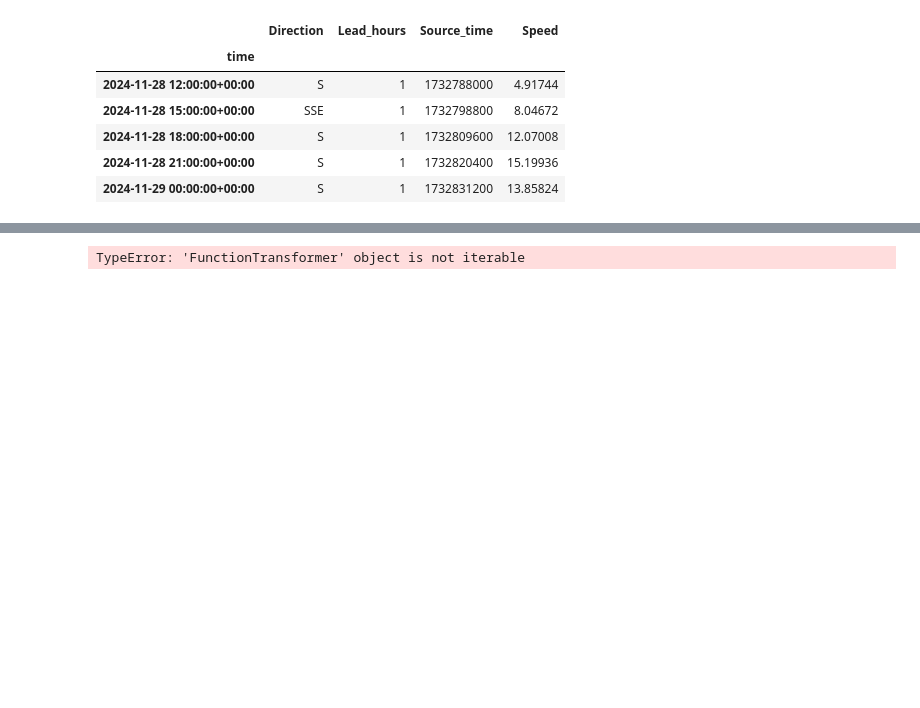
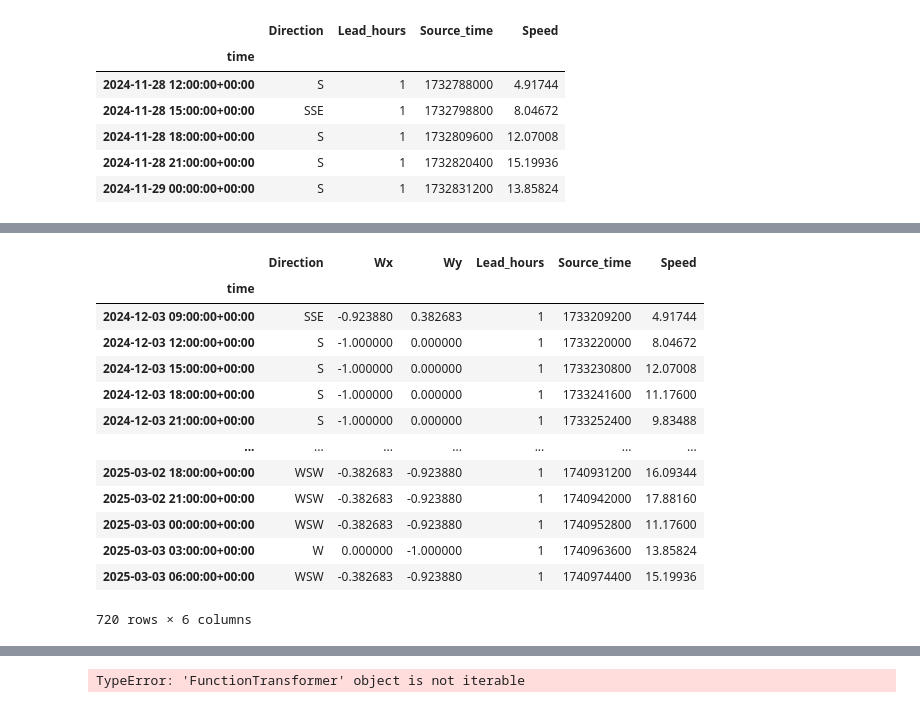
Before and after one commit to PLtier/Wind_Prediction_LSDA, a Jupyter notebook: notebooks/Assignment_1-Tutorial.ipynb, the cells around one changed output, grey strips where cells are left out. Drawn from its saved outputs; the diff is of its cells as text; code cells hidden in the pictures; blank space fills up the shorter version.

```diff
--- a/notebooks/Assignment_1-Tutorial.ipynb
+++ b/notebooks/Assignment_1-Tutorial.ipynb
@@ -431,3 +459,18 @@ from wind_power.features import wind_direction_symbol_to_vector_ct, wind_directi
 # %%
-t_wind_df = wind_direction_symbol_to_vector_ct.fit_transform(wind_df)
+wind_direction_symbol_to_vector_ct.fit_transform(wind_df)
+# %% [output]
+|  | Direction | Wx | Wy | Lead_hours | Source_time | Speed |
+| time |  |  |  |  |  |  |
+| 2024-12-03 09:00:00+00:00 | SSE | -0.923880 | 0.382683 | 1 | 1733209200 | 4.91744 |
+| 2024-12-03 12:00:00+00:00 | S | -1.000000 | 0.000000 | 1 | 1733220000 | 8.04672 |
+| 2024-12-03 15:00:00+00:00 | S | -1.000000 | 0.000000 | 1 | 1733230800 | 12.07008 |
+| 2024-12-03 18:00:00+00:00 | S | -1.000000 | 0.000000 | 1 | 1733241600 | 11.17600 |
+| 2024-12-03 21:00:00+00:00 | S | -1.000000 | 0.000000 | 1 | 1733252400 | 9.83488 |
+| ... | ... | ... | ... | ... | ... | ... |
+| 2025-03-02 18:00:00+00:00 | WSW | -0.382683 | -0.923880 | 1 | 1740931200 | 16.09344 |
+| 2025-03-02 21:00:00+00:00 | WSW | -0.382683 | -0.923880 | 1 | 1740942000 | 17.88160 |
+| 2025-03-03 00:00:00+00:00 | WSW | -0.382683 | -0.923880 | 1 | 1740952800 | 11.17600 |
+| 2025-03-03 03:00:00+00:00 | W | 0.000000 | -1.000000 | 1 | 1740963600 | 13.85824 |
+| 2025-03-03 06:00:00+00:00 | WSW | -0.382683 | -0.923880 | 1 | 1740974400 | 15.19936 |
+720 rows × 6 columns
 # %%
```
Also changed, not shown: parts of 8 cells of this notebook, 3 other files.
